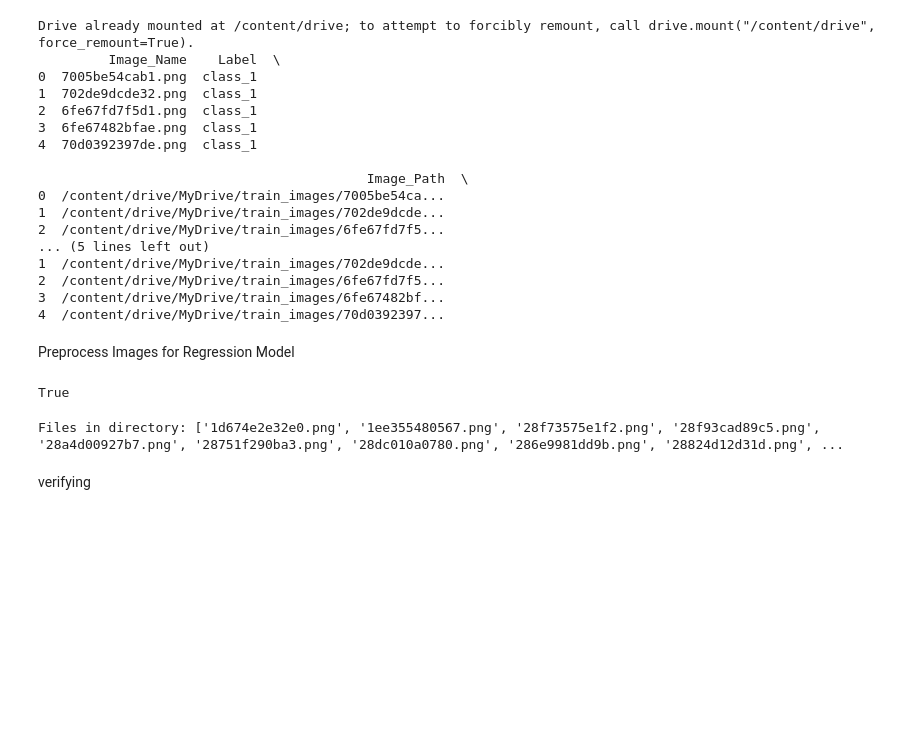
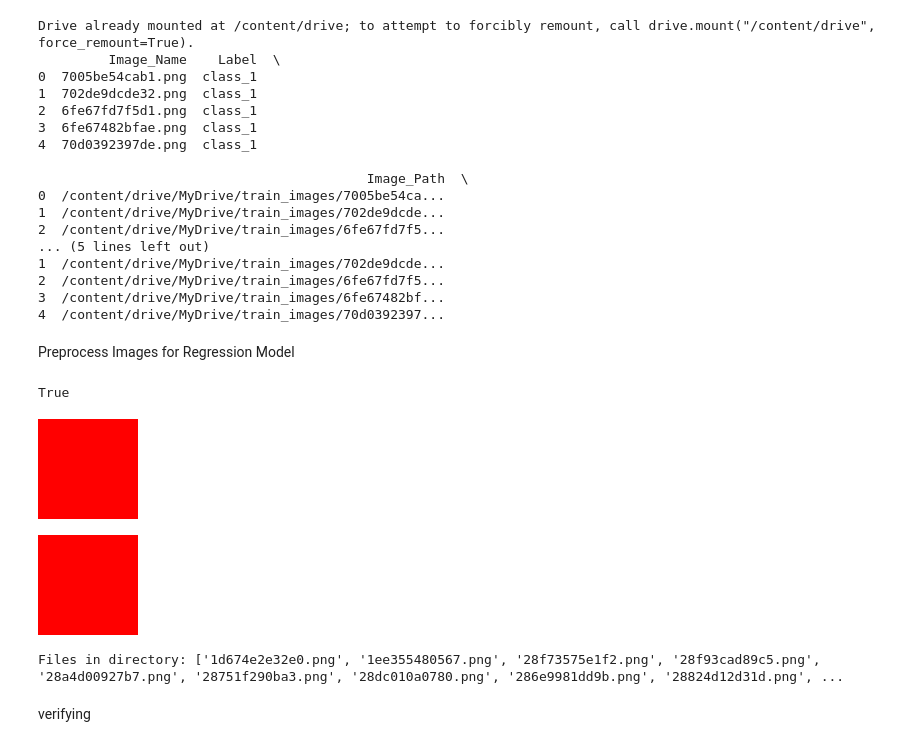
Before and after one commit to easeandrelax/blood-sugar-level, a Jupyter notebook: Welcome_To_Colab.ipynb, the cells around one changed output. Saved outputs shown, nothing was run; the diff lists cells and outputs as text; code cells hidden in the pictures; blank space fills up the shorter version.

```diff
--- a/Welcome_To_Colab.ipynb
+++ b/Welcome_To_Colab.ipynb
@@ -193,3 +177,23 @@ print("Image conversion complete.")
+# %%
+from PIL import Image
+import io
+import IPython.display as display
+
+# Create a simple image (100x100 pixels, red color)
+image = Image.new("RGB", (100, 100), color="red")
+
+# Save to an in-memory buffer
+buffer = io.BytesIO()
+image.save(buffer, format="PNG")
+buffer.seek(0)  # Move to the beginning of the buffer
+
+# Display the image in Colab
+display.display(Image.open(buffer))
+from IPython.display import Image as IPImage
+IPImage("output.png")
+# %% [output]
+[figure, added]
+[figure, added]
 # %%
 import os
 
```
Also changed, not shown: parts of 1 cell of this notebook.
